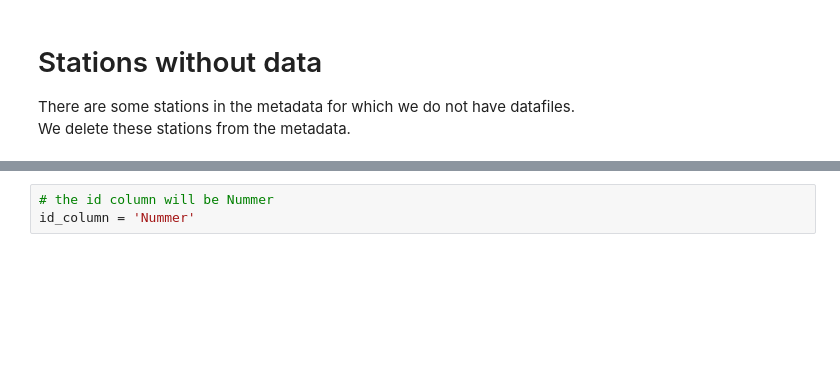
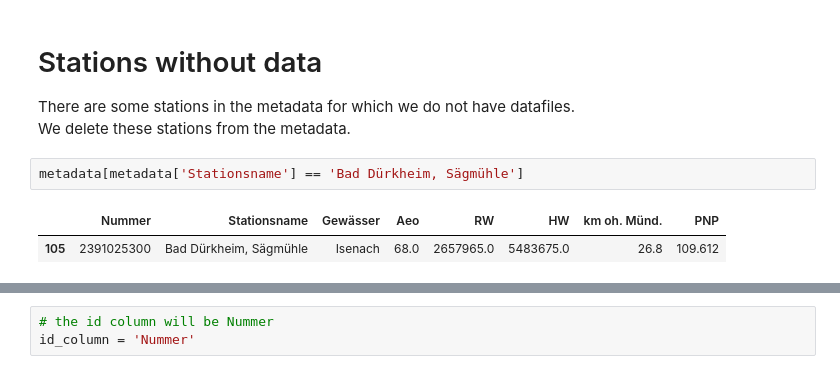
Before and after one commit to CAMELS-DE/camelsp, a Jupyter notebook: scripts/preprocess_deb.ipynb, the cells around one changed output, grey strips where cells are left out. Saved outputs shown, nothing was run; the diff lists cells and outputs as text; blank space fills up the shorter version.

```diff
--- a/scripts/preprocess_deb.ipynb
+++ b/scripts/preprocess_deb.ipynb
@@ -74,4 +74,9 @@ metadata
 # Stations without data
 There are some stations in the metadata for which we do not have datafiles.
 We delete these stations from the metadata.
+# %%
+metadata[metadata['Stationsname'] == 'Bad Dürkheim, Sägmühle']
+# %% [output]
+|  | Nummer | Stationsname | Gewässer | Aeo | RW | HW | km oh. Münd. | PNP |
+| 105 | 2391025300 | Bad Dürkheim, Sägmühle | Isenach | 68.0 | 2657965.0 | 5483675.0 | 26.8 | 109.612 |
 # %%
```
Also changed, not shown: parts of 7 cells of this notebook.
